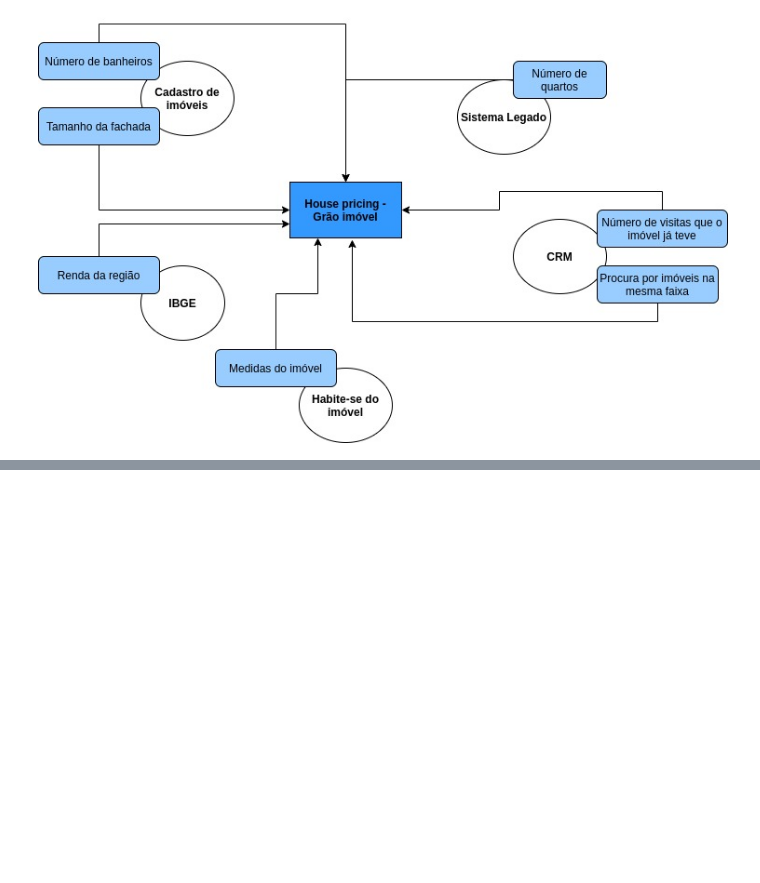
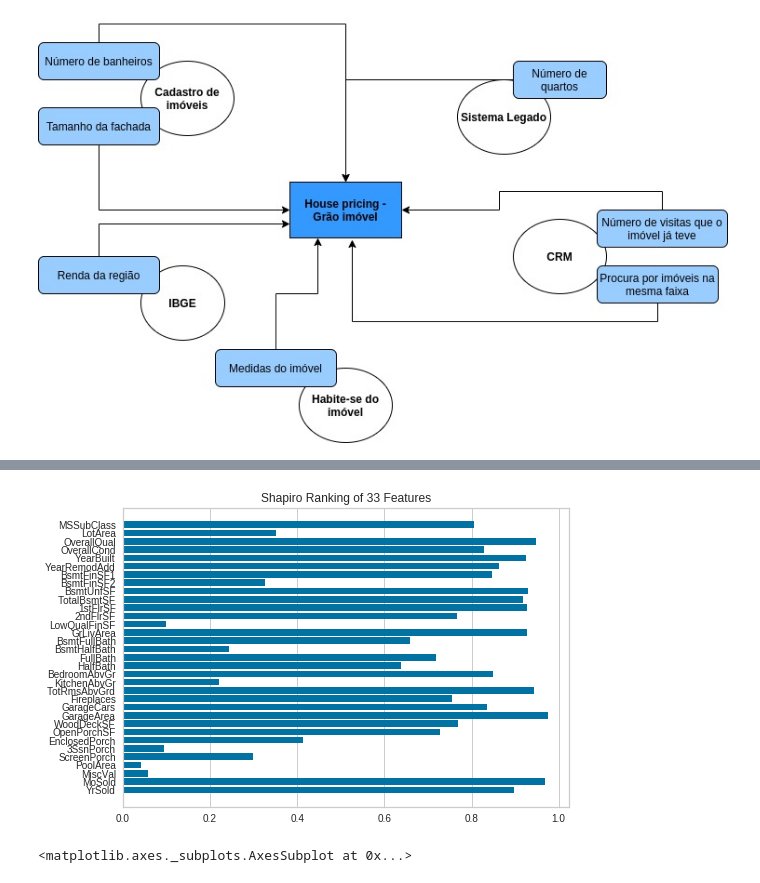
Before and after one commit to vvalcristina/datascience_codenation, a Jupyter notebook: Semana6/Semana 6- AceleraDev .ipynb, the cells around one changed output, grey strips where cells are left out. Cells and saved outputs as stored; diff of their text form; code cells hidden in the pictures; blank space fills up the shorter version.

```diff
--- a/Semana6/Semana 6- AceleraDev .ipynb
+++ b/Semana6/Semana 6- AceleraDev .ipynb
@@ -43,0 +165,20 @@ Image("Diagrama.jpg")
+# %%
+#Removendo a coluna ID
+colunas_numericas.remove('Id')
+df = df[colunas_numericas]
+# %%
+#Tratamento dos dados de teste com as informações de treino
+y_train = df['SalePrice']
+X_train = df.drop(columns = 'SalePrice')
+# %%
+from yellowbrick.features import Rank1D
+
+visualizer = Rank1D(algorithm='shapiro')
+
+#Retorna um ranking das features: vejo se uma feature é importante ou não
+visualizer.fit(X_train, y_train)
+visualizer.transform(X_train)
+visualizer.show()
+# %% [output]
+[figure, added]
+<matplotlib.axes._subplots.AxesSubplot at 0x...>
```
Also changed, not shown: parts of 61 cells of this notebook.
